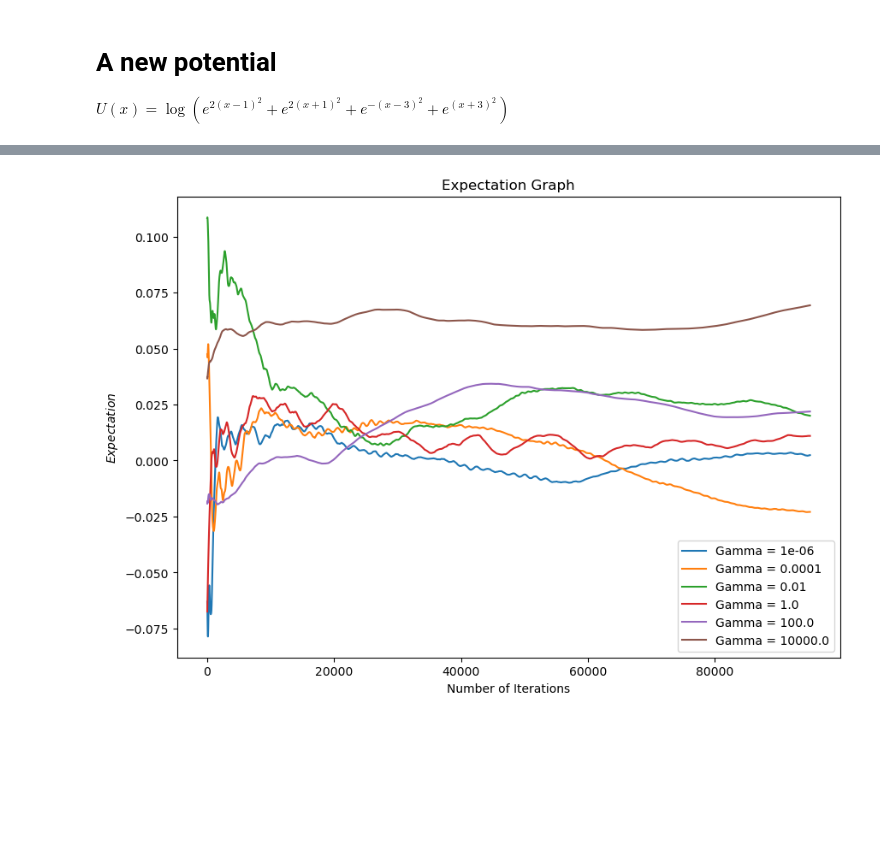
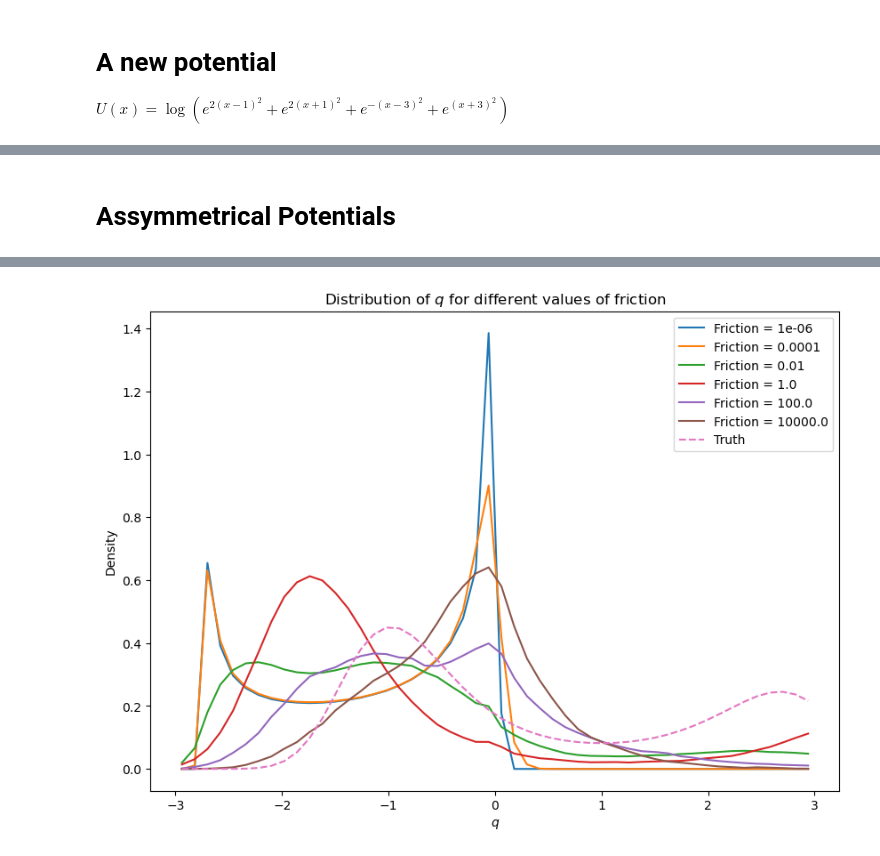
Before and after one commit to ktadgh/Langevin-Dynamics, a Jupyter notebook: OBABO.ipynb, the cells around one changed output, grey strips where cells are left out. Saved outputs shown, nothing was run; the diff lists cells and outputs as text; code cells hidden in the pictures; blank space fills up the shorter version.

```diff
--- a/OBABO.ipynb
+++ b/OBABO.ipynb
@@ -404,6 +129,21 @@ Time Elapsed: 15.219593286514282
+# %% [markdown]
+# Assymmetrical Potentials
+# %%
+@jit(nopython=True)
+def potential_3(x):
+    return (x-0.9)**4/8 - (x-1)**2/1.2
+
+@jit(nopython=True)
+def force_3(x):
+    F = -(x-0.9)**3/4 + (x-1)*2/1.2
+    return F
+# %%
+obabo_step_3 = jf.make_obabo(force_3)
+# %%
+OBABO_3 = jf.Scheme(obabo_step_3, force_3, potential_3)
 # %%
 start_time =time.time()
-OBABO_2.expectation_graph(potential,100000, 0.01, 1000, gammas)
+OBABO_3.friction_graph(10000, 0.01, 1000, gammas)
 end_time = time.time()
 print(f"Time Elapsed: {end_time-start_time}")
 # %% [output]
@@ -411 +151 @@ Time Elapsed: 91.73147344589233
-[figure, old version]
+[figure, new version]
```
Also changed, not shown: parts of 38 cells of this notebook, 1 other file.
